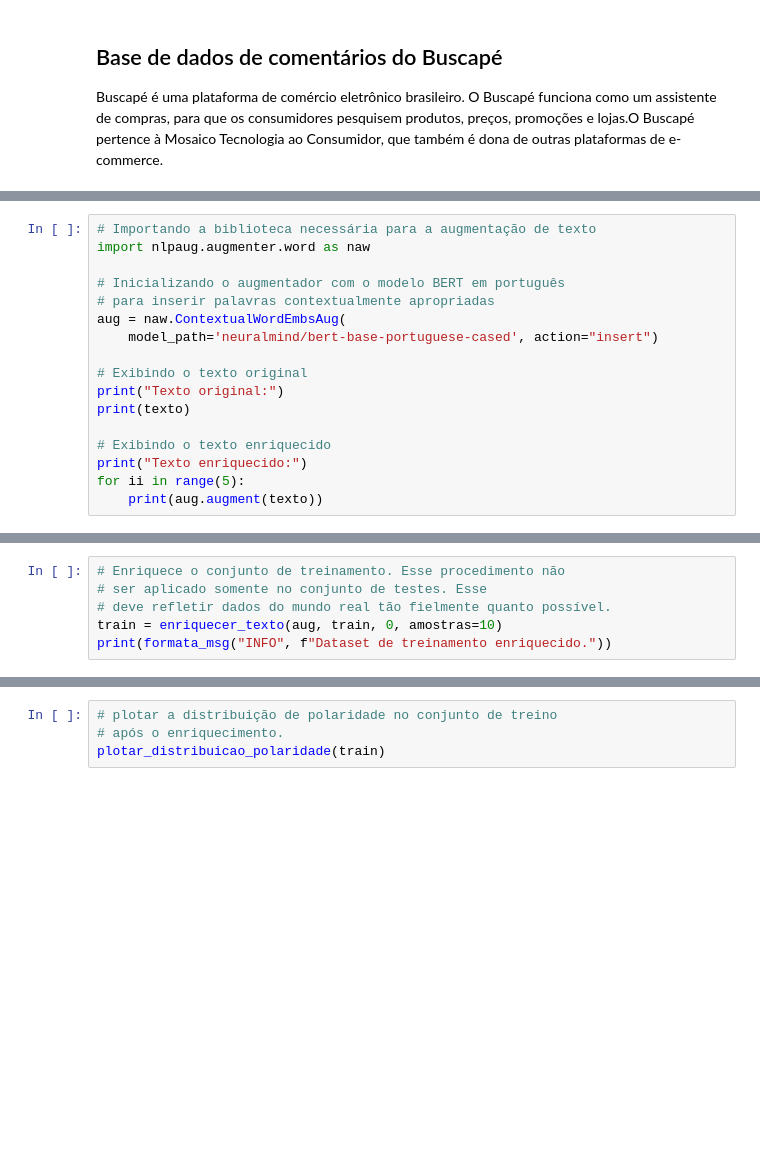
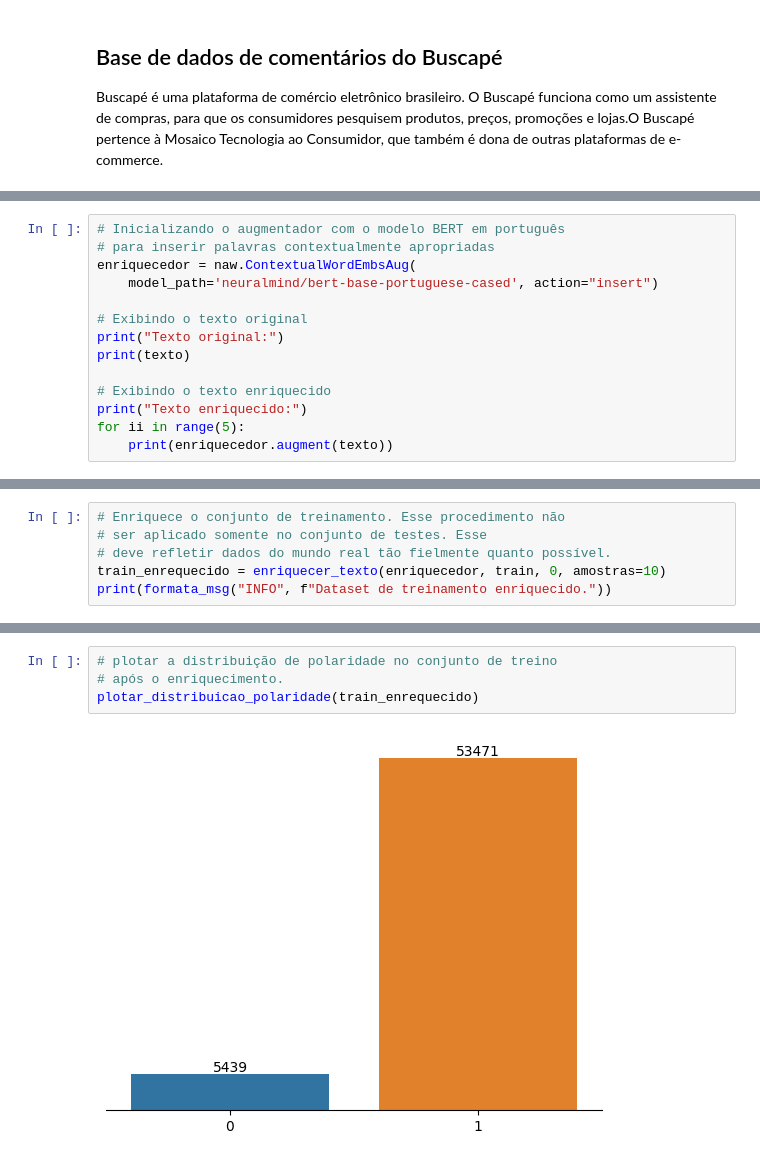
Before and after one commit to gomesluiz/nlp-for-fun, a Jupyter notebook: 01-aquisicao-dados-enriquecimento-de-dados.ipynb, the cells around one changed output, grey strips where cells are left out. Cells and saved outputs as stored; diff of their text form; blank space fills up the shorter version.

```diff
--- a/01-aquisicao-dados-enriquecimento-de-dados.ipynb
+++ b/01-aquisicao-dados-enriquecimento-de-dados.ipynb
@@ -162,10 +218,7 @@ print(texto)
 # %%
-# Importando a biblioteca necessária para a augmentação de texto
-import nlpaug.augmenter.word as naw
-
 # Inicializando o augmentador com o modelo BERT em português
 # para inserir palavras contextualmente apropriadas
-aug = naw.ContextualWordEmbsAug(
+enriquecedor = naw.ContextualWordEmbsAug(
     model_path='neuralmind/bert-base-portuguese-cased', action="insert")
 
 # Exibindo o texto original
@@ -175,4 +228,4 @@ print(texto)
 # Exibindo o texto enriquecido
 print("Texto enriquecido:")
 for ii in range(5):
-    print(aug.augment(texto))
+    print(enriquecedor.augment(texto))
@@ -234,5 +300,5 @@ print(formata_msg("INFO", f"Função de enriquecimento pronta para utilização.
 # Enriquece o conjunto de treinamento. Esse procedimento não
 # ser aplicado somente no conjunto de testes. Esse
 # deve refletir dados do mundo real tão fielmente quanto possível.
-train = enriquecer_texto(aug, train, 0, amostras=10)
+train_enrequecido = enriquecer_texto(enriquecedor, train, 0, amostras=10)
 print(formata_msg("INFO", f"Dataset de treinamento enriquecido."))
@@ -239,4 +307,6 @@ print(formata_msg("INFO", f"Dataset de treinamento enriquecido."))
 # %%
 # plotar a distribuição de polaridade no conjunto de treino
 # após o enriquecimento.
-plotar_distribuicao_polaridade(train)
+plotar_distribuicao_polaridade(train_enrequecido)
+# %% [output]
+[figure, added]
```
Also changed, not shown: parts of 16 cells of this notebook.
